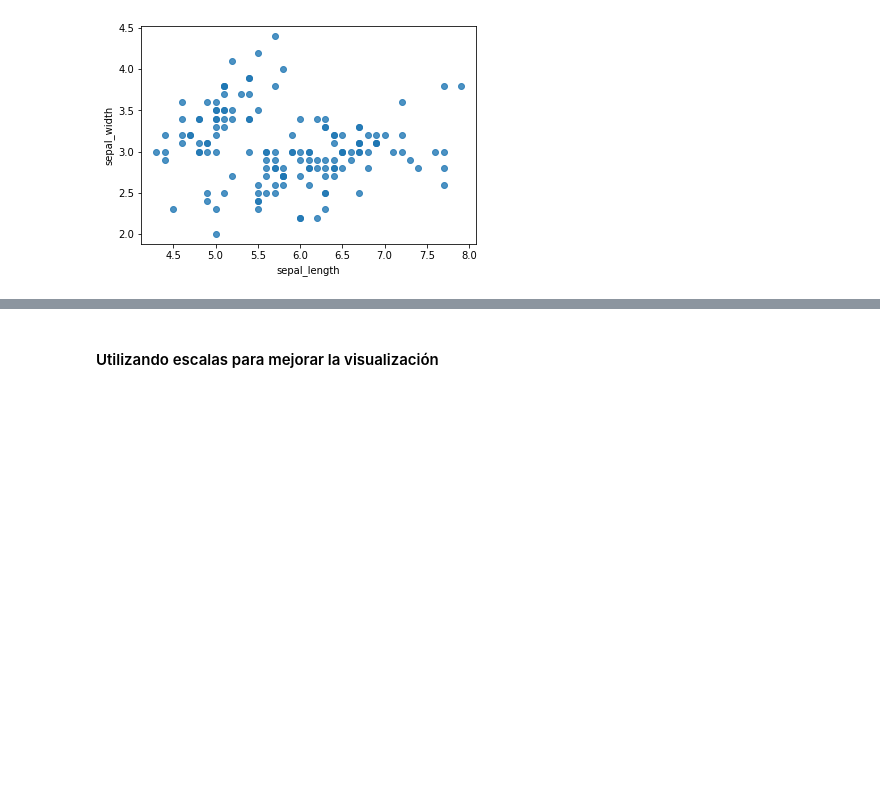
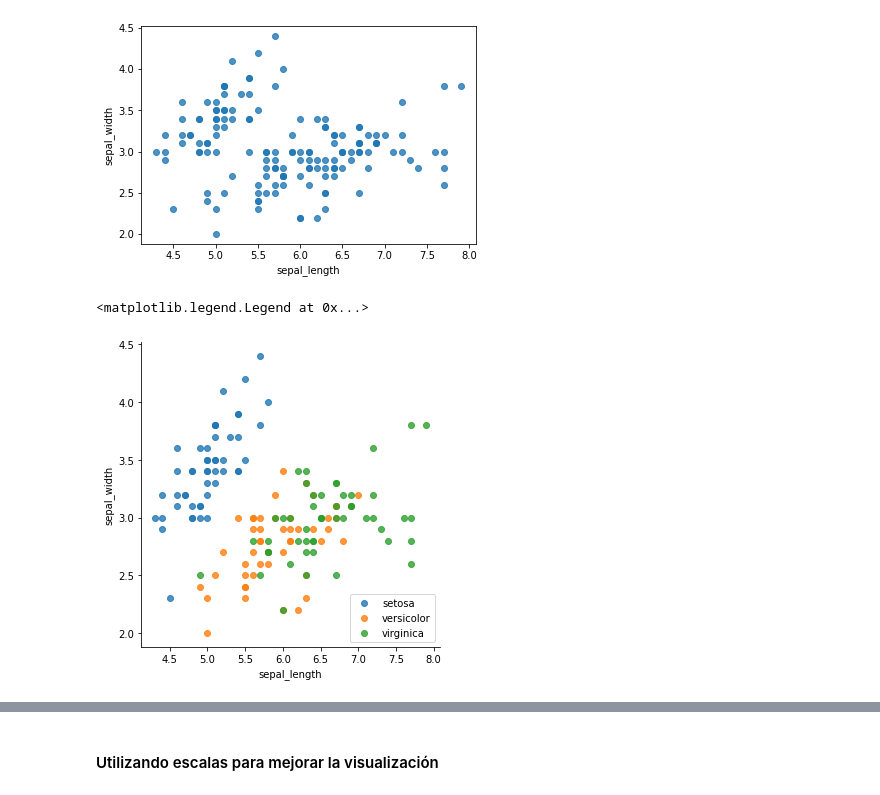
Before and after one commit to SABRIS13/Introduction-to-Data-Science, a Jupyter notebook: Sesión 6/DataVisualization.ipynb, the cells around one changed output, grey strips where cells are left out. Cells and saved outputs as stored; diff of their text form; code cells hidden in the pictures; blank space fills up the shorter version.

```diff
--- a/Sesión 6/DataVisualization.ipynb
+++ b/Sesión 6/DataVisualization.ipynb
@@ -116,4 +116,9 @@ sns.regplot(x=iris['sepal_length'],y=iris['sepal_width'],fit_reg=False)
 [figure]
 # %%
 #ahora usando el lmplot para mostrar subconjuntos dentro de nuestros datos con una paleta de colores predefinida.   (https://seaborn.pydata.org/generated/seaborn.lmplot.html)
+sns.lmplot(x = "sepal_length", y = "sepal_width", data = iris, hue = "species", fit_reg = False, legend=False)
 # Acomodamos las leyendas/codigo de colores  (mas info aqui: https://matplotlib.org/stable/tutorials/intermediate/legend_guide.html)
+plt.legend(loc = "lower right")
+# %% [output]
+<matplotlib.legend.Legend at 0x...>
+[figure, added]
```
Also changed, not shown: parts of 3 cells of this notebook, 5 other files.
